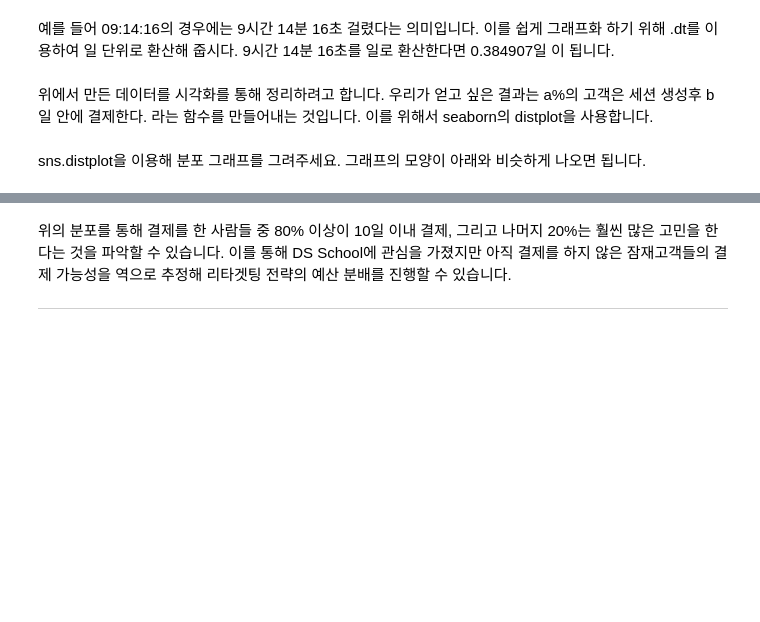
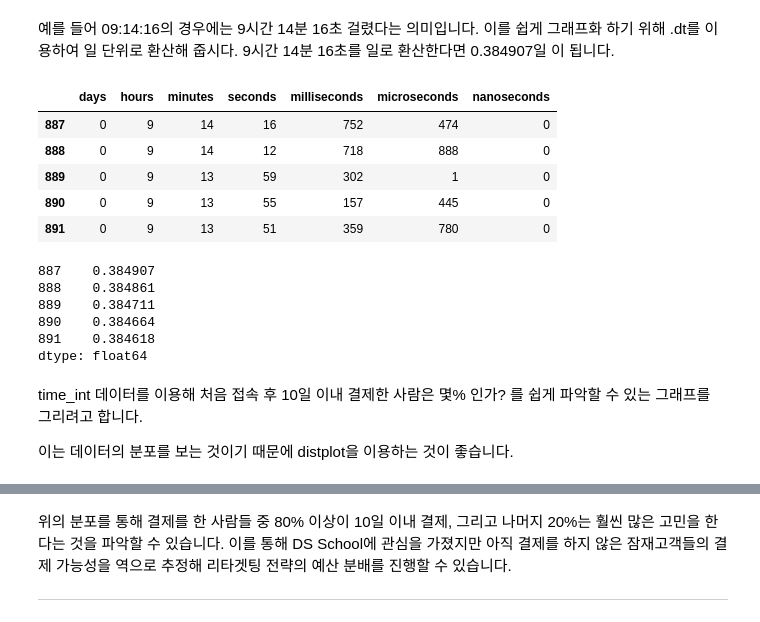
Before and after one commit to shoman2/Data-analysis_DSschool, a Jupyter notebook: 03_Visualization/03_dsschool_data-visualization.ipynb, the cells around one changed output, grey strips where cells are left out. Drawn from its saved outputs; the diff is of its cells as text; code cells hidden in the pictures; blank space fills up the shorter version.

```diff
--- a/03_Visualization/03_dsschool_data-visualization.ipynb
+++ b/03_Visualization/03_dsschool_data-visualization.ipynb
@@ -1386,0 +1392,3 @@ table_purchased
+# %%
+time = data["신청날짜"] - data["created_at"]
+time.head()
@@ -1392,3 +1405,26 @@ table_purchased
-# %% [markdown]
-위에서 만든 데이터를 시각화를 통해 정리하려고 합니다. 우리가 얻고 싶은 결과는 a%의 고객은 세션 생성후 b일 안에 결제한다. 라는 함수를 만들어내는 것입니다. 이를 위해서 seaborn의 distplot을 사용합니다.
+# %%
+time.dt.components.head()
+# %% [output]
+|  | days | hours | minutes | seconds | milliseconds | microseconds | nanoseconds |
+| 887 | 0 | 9 | 14 | 16 | 752 | 474 | 0 |
+| 888 | 0 | 9 | 14 | 12 | 718 | 888 | 0 |
+| 889 | 0 | 9 | 13 | 59 | 302 | 1 | 0 |
+| 890 | 0 | 9 | 13 | 55 | 157 | 445 | 0 |
+| 891 | 0 | 9 | 13 | 51 | 359 | 780 | 0 |
+# %%
+time_int = \
+time.dt.components['days'] + time.dt.components['hours'] / 24 + time.dt.components['minutes'] / (24*60) + time.dt.components['seconds'] / (24 * 60 * 60)
+
+time_int.head()
+# %% [output]
+887    0.384907
+888    0.384861
+889    0.384711
+890    0.384664
+891    0.384618
+dtype: float64
+# %% [markdown]
+time_int 데이터를 이용해 처음 접속 후 10일 이내 결제한 사람은 몇% 인가? 를 쉽게 파악할 수 있는 그래프를 그리려고 합니다.
+
+이는 데이터의 분포를 보는 것이기 때문에 distplot을 이용하는 것이 좋습니다.
 # %%
@@ -1401,2 +1434,0 @@ sns.set_style("whitegrid", {'grid.linestyle': '--'})
-# %% [markdown]
-sns.distplot을 이용해 분포 그래프를 그려주세요. 그래프의 모양이 아래와 비슷하게 나오면 됩니다.
```
Also changed, not shown: parts of 18 cells of this notebook.
